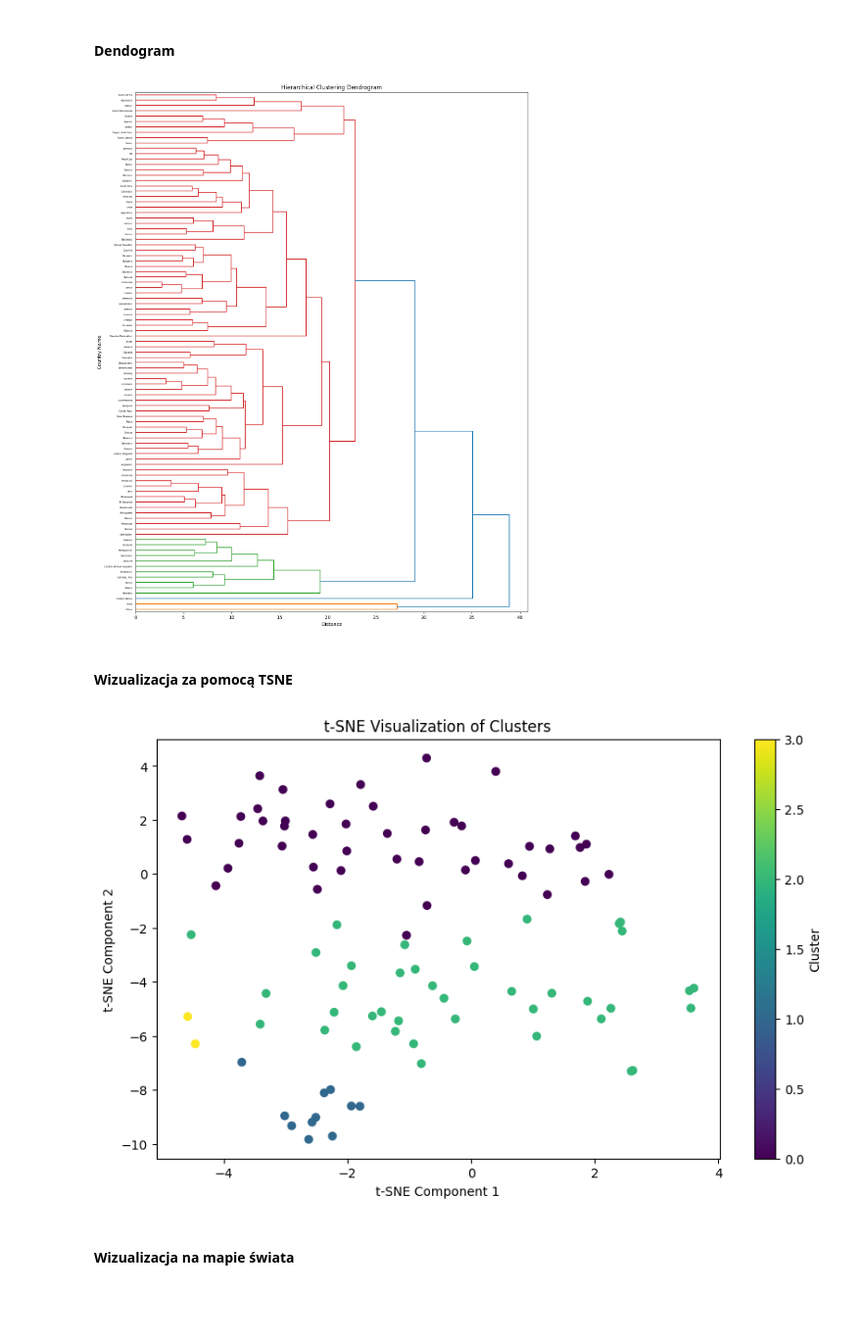
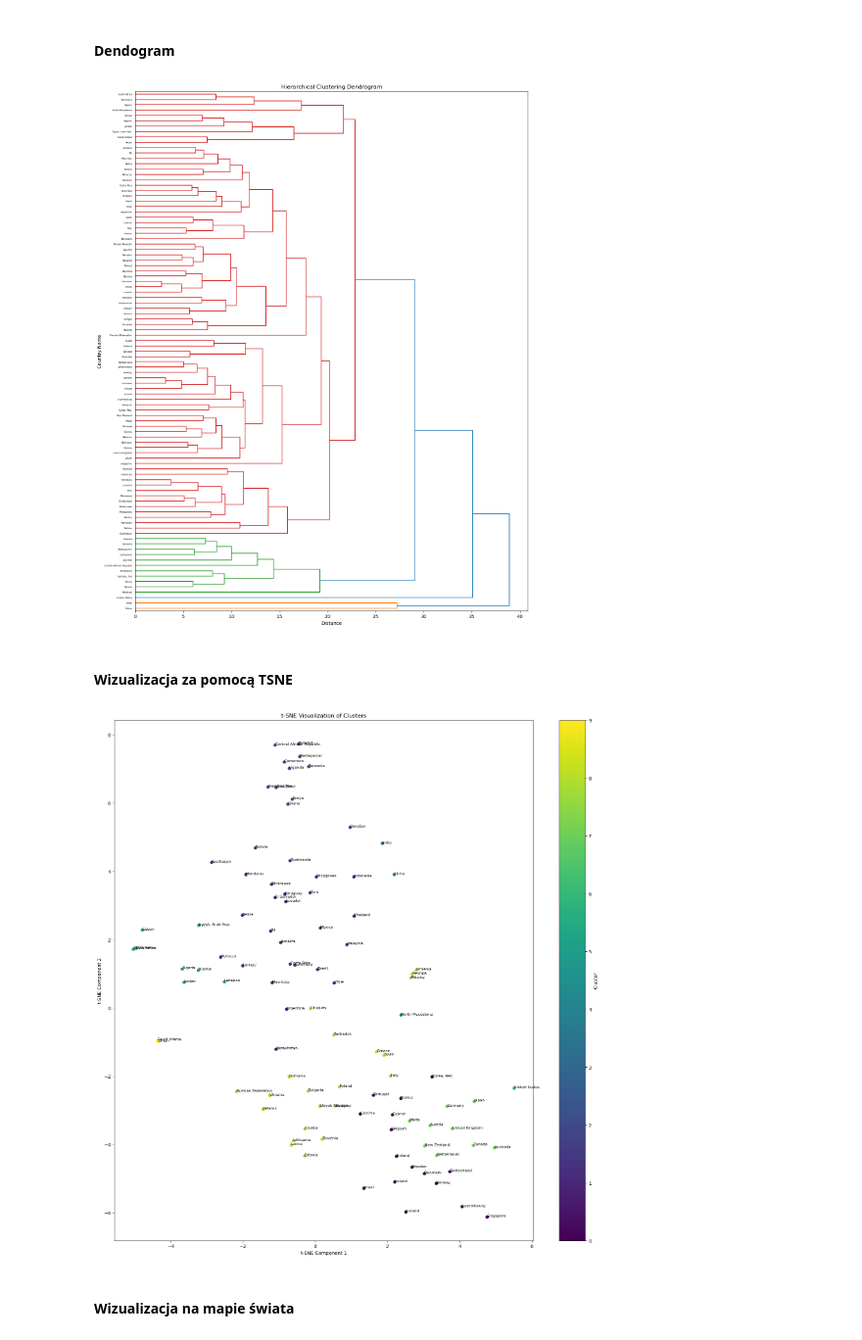
Before and after one commit to Jkm07/World_Bank_Data_Analysis, a Jupyter notebook: clustering_data.ipynb, the cells around one changed output. Shown at 98% size. Saved outputs shown, nothing was run; the diff lists cells and outputs as text; code cells hidden in the pictures; blank space fills up the shorter version.

Commit message:
Add more clusters

```diff
--- a/clustering_data.ipynb
+++ b/clustering_data.ipynb
@@ -138,7 +138,7 @@ scaler = StandardScaler()
 scaled_features = scaler.fit_transform(features)
 
 # Utworzenie modelu KMeans
-kmeans = KMeans(n_clusters=4, init='k-means++', n_init=10, random_state=42)
+kmeans = KMeans(n_clusters=10, init='k-means++', n_init=10, random_state=42)
 
 
 # Dopasowanie modelu do danych
@@ -204,26 +204,31 @@ plt.ylabel('Country Name')
 plt.title('Hierarchical Clustering Dendrogram')
 plt.show()
 # %% [output]
-[figure, old version]
+[figure, new version]
 # %% [markdown]
 #### Wizualizacja za pomocą TSNE
 # %%
 from sklearn.manifold import TSNE
 
 # Redukcja wymiarów za pomocą t-SNE
 tsne = TSNE(n_components=2, random_state=42)
 tsne_features = tsne.fit_transform(scaled_features)
 
 # Utworzenie wykresu
-plt.figure(figsize=(10, 6))
+plt.figure(figsize=(20, 20))
 plt.scatter(tsne_features[:, 0], tsne_features[:, 1], c=features['Cluster'], cmap='viridis')
+
+# Dodanie adnotacji
+for i, label in enumerate(features.index):
+    plt.annotate(label, (tsne_features[i, 0], tsne_features[i, 1]), size=8)
+
 plt.xlabel('t-SNE Component 1')
 plt.ylabel('t-SNE Component 2')
 plt.title('t-SNE Visualization of Clusters')
 plt.colorbar(label='Cluster')
 plt.show()
 # %% [output]
-[figure, old version]
+[figure, new version]
 # %% [markdown]
 #### Wizualizacja na mapie świata
 # %%
```
Also changed, not shown: parts of 3 cells of this notebook, 2 other files.
